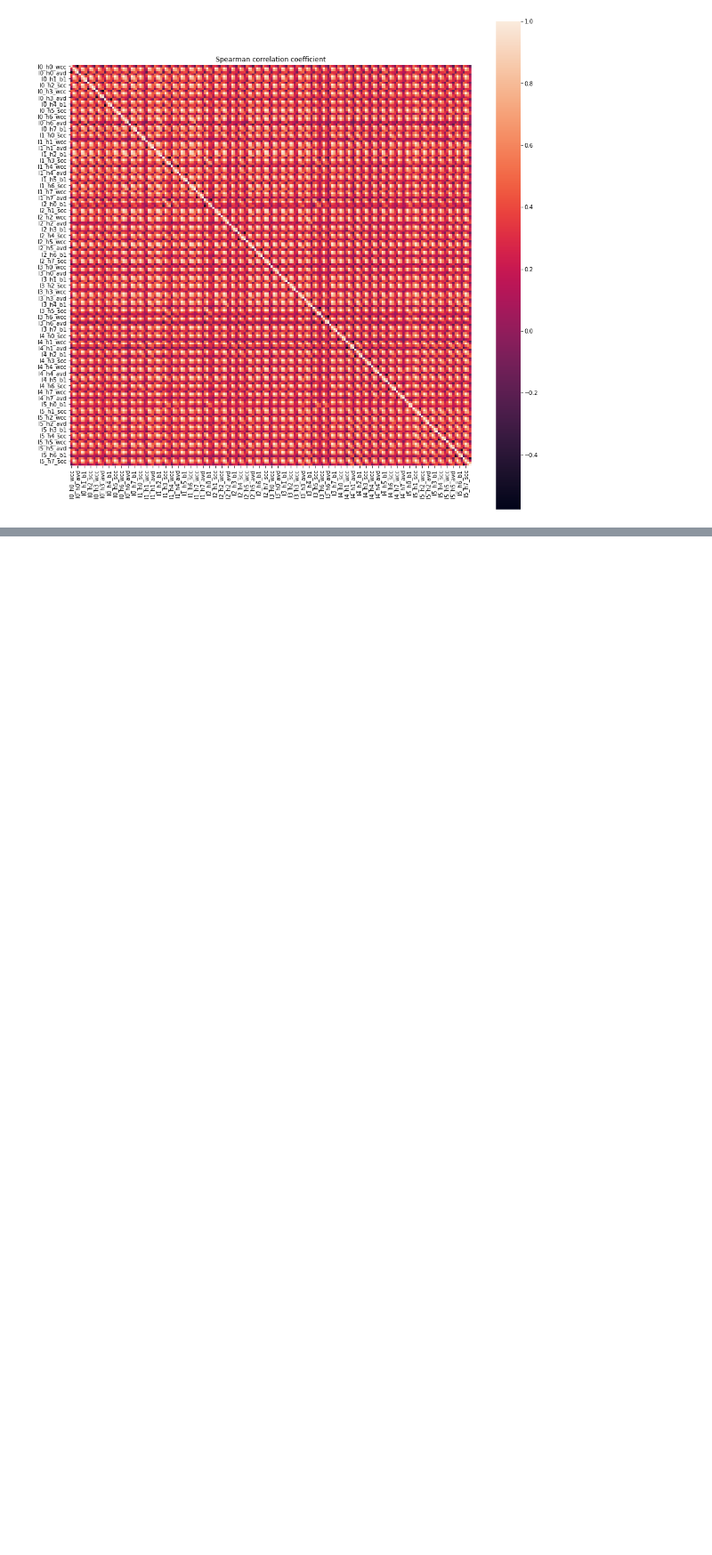
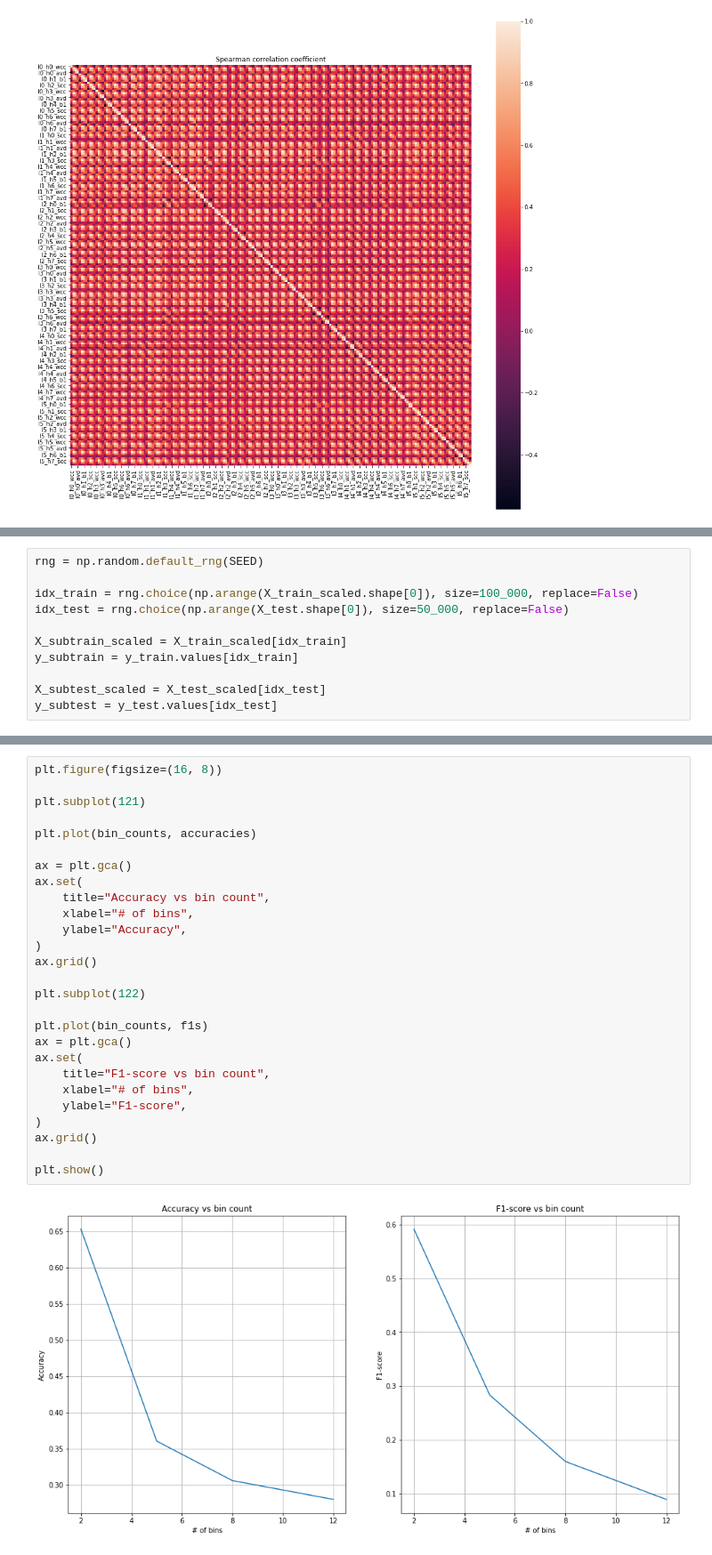
Before and after one commit to no-brainer/tda-mt-mirror, a Jupyter notebook: analysis/tatoeba_bleu_prediction.ipynb, the cells around one changed output, grey strips where cells are left out. Shown: that part at 89% size. Saved outputs shown, nothing was run; the diff lists cells and outputs as text; blank space fills up the shorter version.

```diff
--- a/analysis/tatoeba_bleu_prediction.ipynb
+++ b/analysis/tatoeba_bleu_prediction.ipynb
@@ -483,0 +492,11 @@ plt.show()
+# %%
+rng = np.random.default_rng(SEED)
+
+idx_train = rng.choice(np.arange(X_train_scaled.shape[0]), size=100_000, replace=False)
+idx_test = rng.choice(np.arange(X_test.shape[0]), size=50_000, replace=False)
+
+X_subtrain_scaled = X_train_scaled[idx_train]
+y_subtrain = y_train.values[idx_train]
+
+X_subtest_scaled = X_test_scaled[idx_test]
+y_subtest = y_test.values[idx_test]
@@ -483,0 +535,29 @@ plt.show()
+# %%
+plt.figure(figsize=(16, 8))
+
+plt.subplot(121)
+
+plt.plot(bin_counts, accuracies)
+
+ax = plt.gca()
+ax.set(
+    title="Accuracy vs bin count",
+    xlabel="# of bins",
+    ylabel="Accuracy",
+)
+ax.grid()
+
+plt.subplot(122)
+
+plt.plot(bin_counts, f1s)
+ax = plt.gca()
+ax.set(
+    title="F1-score vs bin count",
+    xlabel="# of bins",
+    ylabel="F1-score",
+)
+ax.grid()
+
+plt.show()
+# %% [output]
+[figure, added]
```
Also changed, not shown: parts of 12 cells of this notebook.
